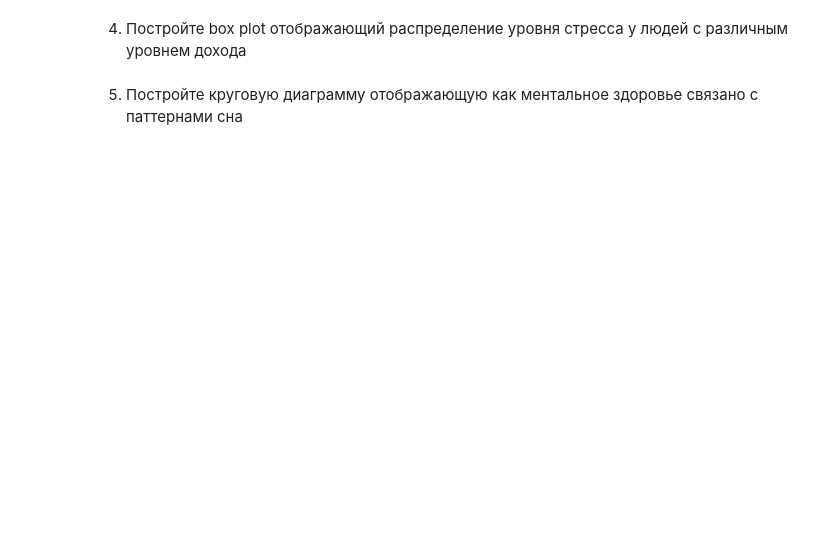
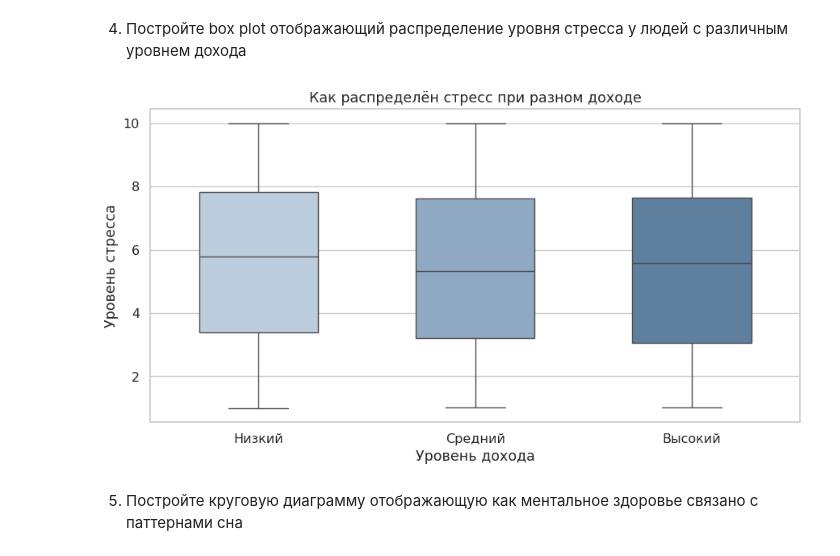
Before and after one commit to sprovay/Machine_Learning_Concepts_Labs, a Jupyter notebook: hw1/Lab1-7.ipynb, the cells around one changed output. Saved outputs shown, nothing was run; the diff lists cells and outputs as text; code cells hidden in the pictures; blank space fills up the shorter version.

```diff
--- a/hw1/Lab1-7.ipynb
+++ b/hw1/Lab1-7.ipynb
@@ -107,4 +439,19 @@ import pandas as pd
 # %% [markdown]
 4. Постройте box plot отображающий распределение уровня стресса у людей с различным уровнем дохода
+# %%
+income_names = {"Low": "Низкий", "Medium": "Средний", "High": "Высокий"}
+plot_data = df.assign(Доход=df["Income Level"].map(income_names))
+income_order = ["Низкий", "Средний", "Высокий"]
+fig, ax = plt.subplots(figsize=(9, 5))
+sns.boxplot(data=plot_data, x="Доход", y="Stress Levels", hue="Доход",
+            order=income_order, hue_order=income_order,
+            palette=["#B7CDE2", "#86A9CB", "#547FA8"], legend=False,
+            width=0.55, flierprops={"marker": "o", "markersize": 3, "alpha": 0.35}, ax=ax)
+ax.set(xlabel="Уровень дохода", ylabel="Уровень стресса",
+       title="Как распределён стресс при разном доходе")
+fig.tight_layout()
+plt.show()
+# %% [output]
+[figure, added]
 # %% [markdown]
 5. Постройте круговую диаграмму отображающую как ментальное здоровье связано с паттернами сна
```
Also changed, not shown: parts of 27 cells of this notebook, 1 other file.
